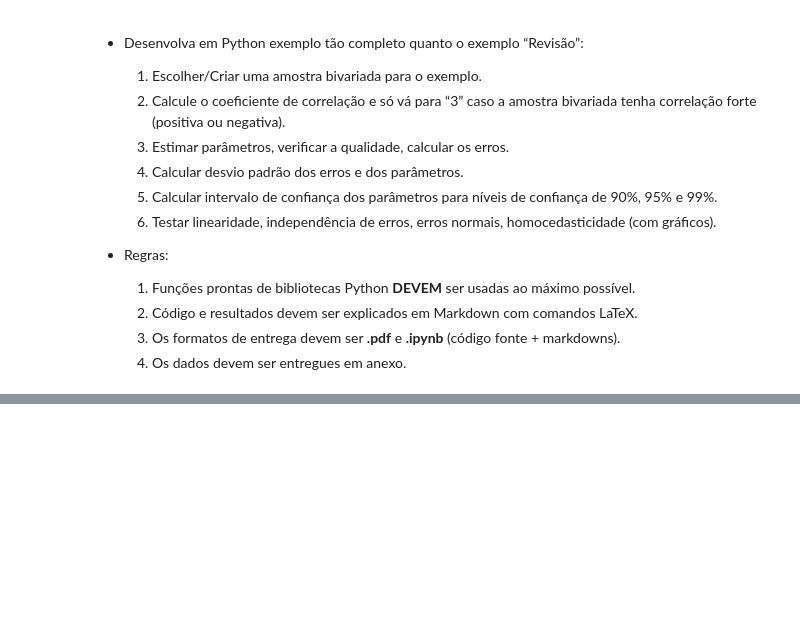
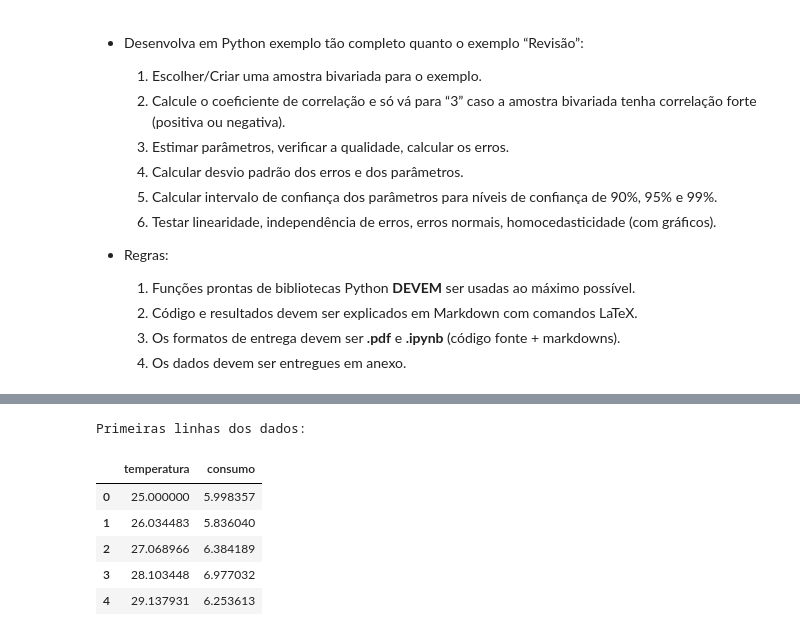
Before and after one commit to marcosst/UFJF, a Jupyter notebook: Métodos Quantitativos/AAG05/AAG05.ipynb, the cells around one changed output, grey strips where cells are left out. Cells and saved outputs as stored; diff of their text form; code cells hidden in the pictures; blank space fills up the shorter version.

```diff
--- a/Métodos Quantitativos/AAG05/AAG05.ipynb
+++ b/Métodos Quantitativos/AAG05/AAG05.ipynb
@@ -154,0 +48,27 @@ plt.show()
+# %%
+# Configurar semente aleatória para reprodutibilidade
+np.random.seed(42)
+
+# Gerar dados
+n = 30  # número de observações
+temperatura = np.linspace(25, 55, n)  # Temperatura em Celsius
+ruido = np.random.normal(0, 0.5, n)
+consumo = 0.15 * temperatura + 2 + ruido  # Consumo em mA
+
+# Criar DataFrame
+dados = pd.DataFrame({
+    'temperatura': temperatura,
+    'consumo': consumo
+})
+
+# Mostrar primeiras linhas
+print("Primeiras linhas dos dados:")
+dados.head()
+# %% [output]
+Primeiras linhas dos dados:
+|  | temperatura | consumo |
+| 0 | 25.000000 | 5.998357 |
+| 1 | 26.034483 | 5.836040 |
+| 2 | 27.068966 | 6.384189 |
+| 3 | 28.103448 | 6.977032 |
+| 4 | 29.137931 | 6.253613 |
```
Also changed, not shown: parts of 32 cells of this notebook, 34 other files.
